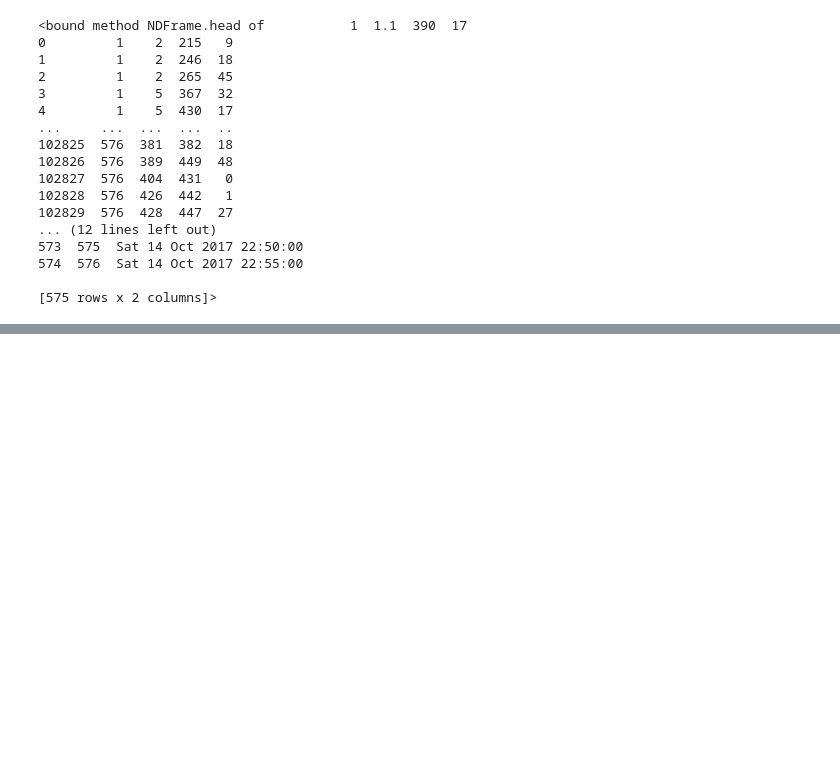
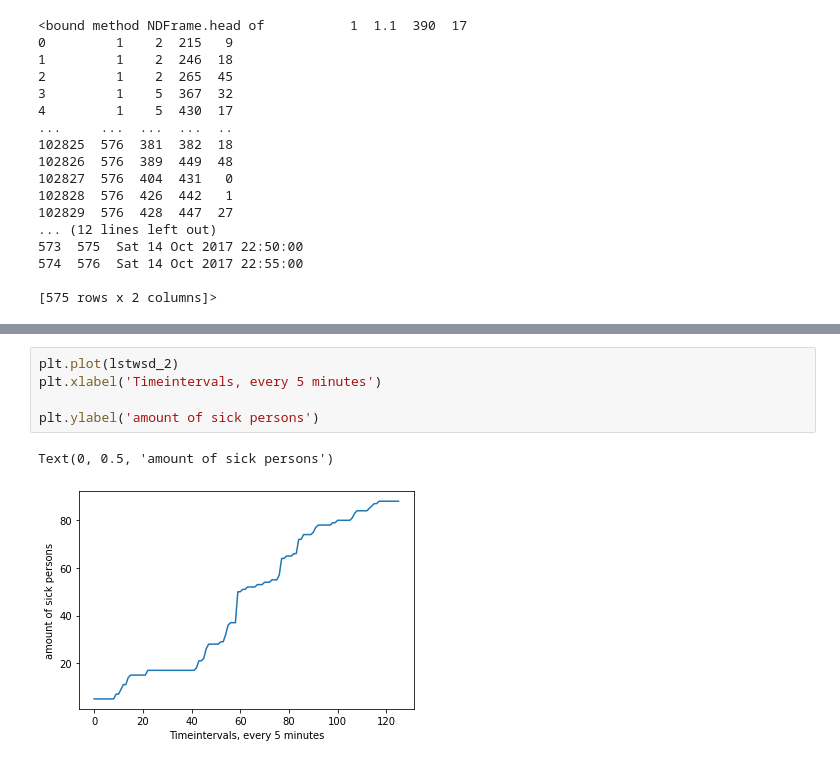
Before and after one commit to Serg99io/MRWP-repo, a Jupyter notebook: Project.ipynb, the cells around one changed output, grey strips where cells are left out. Cells and saved outputs as stored; diff of their text form; blank space fills up the shorter version.

```diff
--- a/Project.ipynb
+++ b/Project.ipynb
@@ -60,0 +273,8 @@ rest = []
+# %%
+plt.plot(lstwsd_2)
+plt.xlabel('Timeintervals, every 5 minutes')
+
+plt.ylabel('amount of sick persons')
+# %% [output]
+Text(0, 0.5, 'amount of sick persons')
+[figure, added]
```
Also changed, not shown: parts of 10 cells of this notebook.
